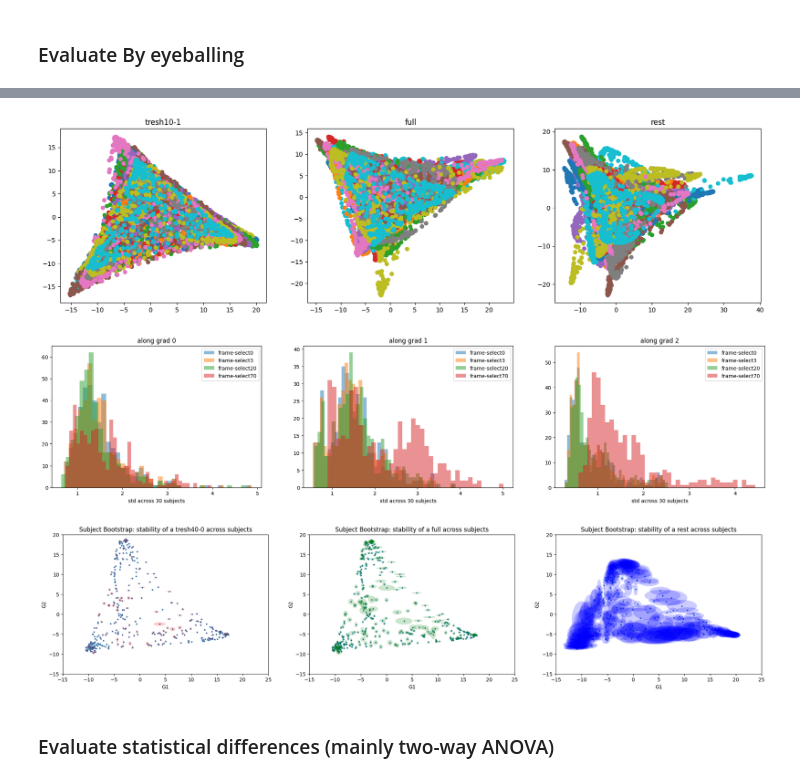
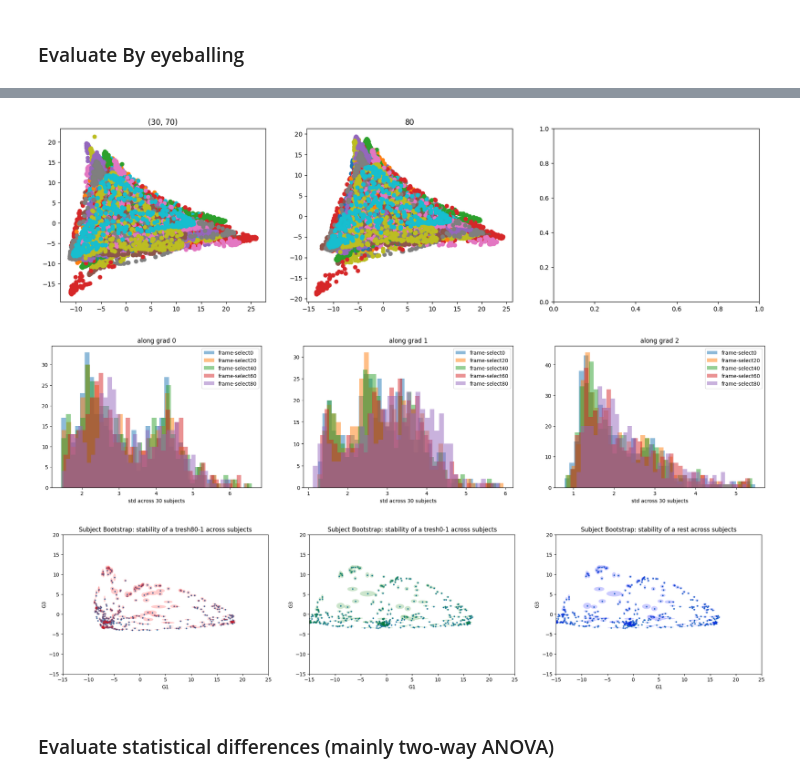
Before and after one commit to MIPLabCH/emoguide_gradients, a Jupyter notebook: 13_frame-select-stability.ipynb, the cells around one changed output, grey strips where cells are left out. Drawn from its saved outputs; the diff is of its cells as text; code cells hidden in the pictures.

Commit message:
changed fselect + added icc

```diff
--- a/13_frame-select-stability.ipynb
+++ b/13_frame-select-stability.ipynb
@@ -131,6 +187,8 @@ align_meth = "procrustes"
 n_iter     = 10 # procrustes align number of iteration
 nb_comp    = 3
 rs         = 99
+# %%
+threshed_series = load('./resources/treshed_series.pkl')
 # %% [markdown]
 1. Frame selection compute
 # %%
@@ -301,11 +409,4 @@ full_bootstrap_gradients = np.asarray(full_bootstrap_gradients)
 # %% [markdown]
 ### Evaluate By eyeballing
-# %%
-fselect_subjects_gradients = load('./fselect_subjects_gradients.pkl')
-fselect_bootstrap_gradients = load('./fselect_bootstrap_gradients.pkl')
-
-full_subjects_gradients = load('./resources/f-select_grad/full_subjects_gradients.pkl')
-full_bootstrap_gradients = load('./resources/f-select_grad/full_bootstrap_gradients.pkl')
-
-rest_subjects_gradients = load('./resources/f-select_grad/rest_subjects_gradients.pkl')
-rest_bootstrap_gradients = load('./resources/f-select_grad/rest_bootstrap_gradients.pkl')
+# %%
+D = lambda x,y: ((x-y)**2).sum(axis=1)
@@ -312,57 +513,68 @@ rest_bootstrap_gradients = load('./resources/f-select_grad/rest_bootstrap_gradie
 # %%
 # quick viz
+lbrb = (30,70)
+ssize = str(lbrb[1] - lbrb[0])
+ssize = '80'
+TMP = load('./resources/null_grad/nulldistrib_random{}.pkl'.format(ssize))
+
+
 fig, ax = plt.subplots(1,3, figsize=(20,5))
 for i in range(30):
-    ax[0].scatter(fselect_subjects_gradients['tresh0-1'][i,:,0], fselect_subjects_gradients['tresh0-0'][i,:,1], label='tresh40-0')
-    ax[0].set_title('tresh10-1')
+    ax[0].scatter(fselect_subjects_gradients[lbrb][i,:,0], fselect_subjects_gradients[lbrb][i,:,1])
+    ax[0].set_title(lbrb)
 for i in range(30):
-    ax[1].scatter(full_subjects_gradients[i,:,0], full_subjects_gradients[i,:,1], label='full')
-    ax[1].set_title('full')
-for i in range(30):
-    ax[2].scatter(rest_subjects_gradients[i,:,0], rest_subjects_gradients[i,:,1], label='rest')
-    ax[2].set_title('rest')
+    ax[1].scatter(TMP[2][ssize][i,:,0],TMP[2][ssize][i,:,1])
+    ax[1].set_title(ssize)
+
+#     ax[1].scatter(full_subjects_gradients[i,:,0], full_subjects_gradients[i,:,1])
+#     ax[1].set_title('full')
+# for i in range(30):
+    # ax[2].scatter(rest_subjects_gradients[i,:,0], rest_subjects_gradients[i,:,1])
+    # ax[2].set_title('rest')
 # %% [output]
-[figure, old version]
+[figure, new version]
 # %%
 # Evaluate variance , first displaying macro levels distributions of variance as comparison side by side of static
 fig, ax = plt.subplots(1,3, figsize=(25,5))
 
 for gradix in range(3):
-    # ax[gradix].hist(np.std(rest_subjects_gradients[:,:,gradix], axis=0), label='rest', bins=50, alpha=0.5)
-    # ax[gradix].hist(np.std(full_subjects_gradients[:,:,gradix], axis=0), label='full', bins=50, alpha=0.5)
+#     ax[gradix].hist(np.std(rest_subjects_gradients[:,:,gradix], axis=0), label='rest', bins=40, alpha=0.5)
+#     ax[gradix].hist(np.std(full_subjects_gradients[:,:,gradix], axis=0), label='full', bins=40, alpha=0.5)
 
-    for i in [0,1,4,9]:
+    for i in [0,1,2,3,4]:
         tmp_gradients = fselect_subjects_gradients['tresh{}-1'.format(T[i])]
         ax[gradix].hist(np.std(tmp_gradients[:,:,gradix], axis=0), label='frame-select{}'.format(T[i]), bins=40, alpha=0.5)
 
     # ax[gradix].set_xlim(0,5)
     ax[gradix].legend()
     ax[gradix].set_xlabel('std across 30 subjects')
     ax[gradix].set_title('along grad {}'.format(gradix))
 # %% [output]
-[figure, old version]
+[figure, new version]
 # %%
 # Evaluate bootstrapped variance, first displaying macro levels distributions of variance as comparison side by side of static
 from matplotlib.patches import Ellipse
 
 fig, axes = plt.subplots(1,3, figsize=(25,5))
 
-score_labels = ['tresh40-0', 'full', 'rest']
+score_labels = ['tresh80-1', 'tresh0-1', 'rest']
 colors = ['r','g','b']
 
-gradidx = [0,1]
+gradidx = [0,2]
 for k in range(3):
 
     if k == 0:
         aligned = fselect_bootstrap_gradients[score_labels[0]][:,:,gradidx]
     elif k ==1:
-        aligned = full_bootstrap_gradients[:,:,gradidx]
+        aligned = fselect_bootstrap_gradients[score_labels[1]][:,:,gradidx]
     else:
-        aligned = rest_bootstrap_gradients[:,:,gradidx]
+#         aligned = rest_bootstrap_gradients[:,:,gradidx]
+        aligned = fselect_bootstrap_gradients[score_labels[1]][:,:,gradidx]
 
     circle_confusion = aligned.std(axis=0)[:,[0,1]]
     ref = aligned.mean(axis=0)
-    ref,_,_ = procrustes_align([ref], ref=rest_bootstrap_gradients[:,:,gradidx].mean(axis=0))
+    ref,_,_ = procrustes_align([ref], ref=fselect_bootstrap_gradients[score_labels[1]][:,:,gradidx].mean(axis=0))
+#     ref,_,_ = procrustes_align([ref], ref=rest_bootstrap_gradients[:,:,gradidx].mean(axis=0))
     ref = ref[0]
 
     axes[k].scatter(ref[:,0], ref[:,1], s=4)
@@ -384,7 +596,7 @@ for k in range(3):
 
 plt.show()
 # %% [output]
-[figure, old version]
+[figure, new version]
 # %% [markdown]
 ### Evaluate statistical differences (mainly two-way ANOVA)
 # %% [markdown]
```
Also changed, not shown: parts of 27 cells of this notebook, 9 other files.
